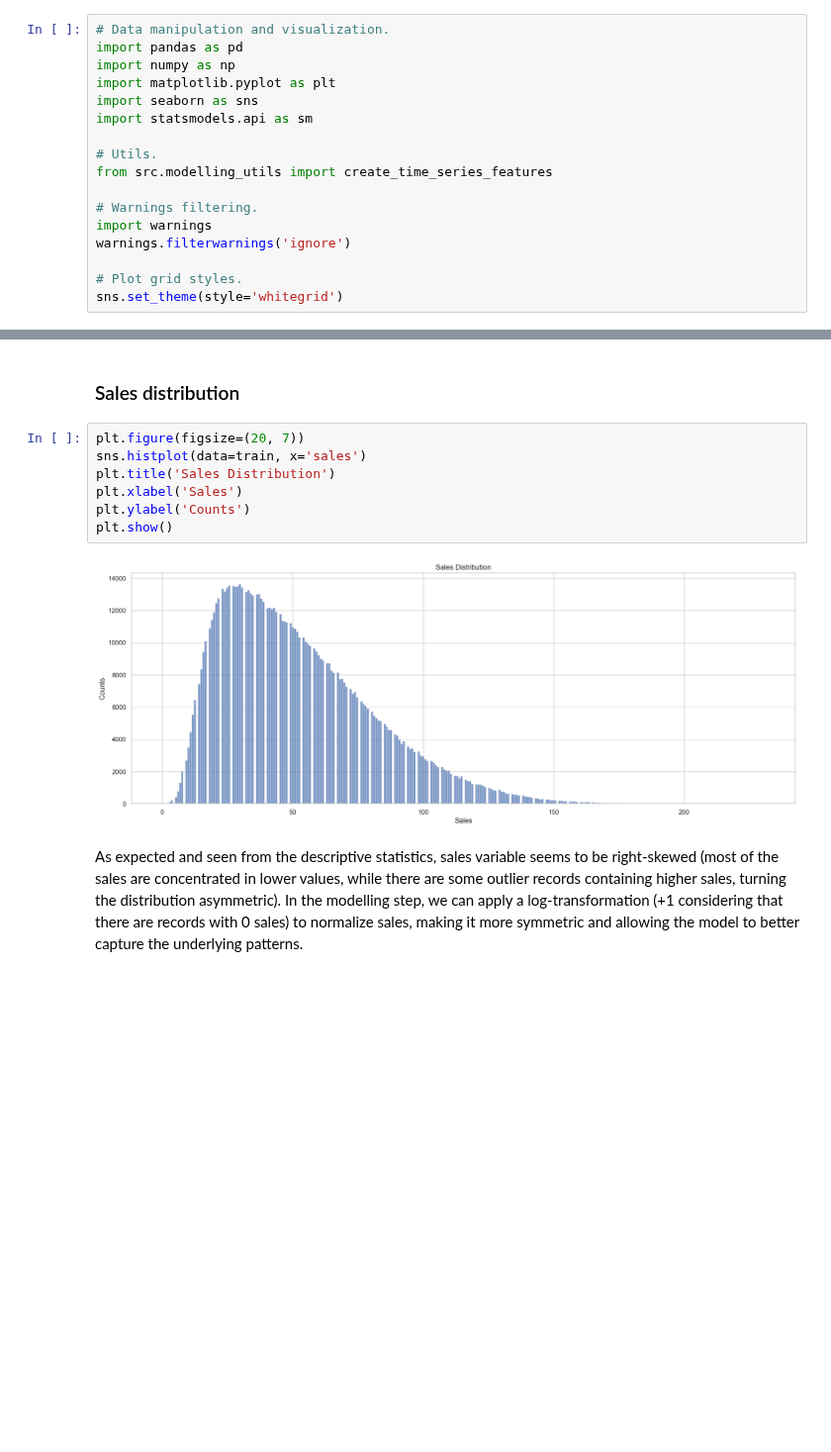
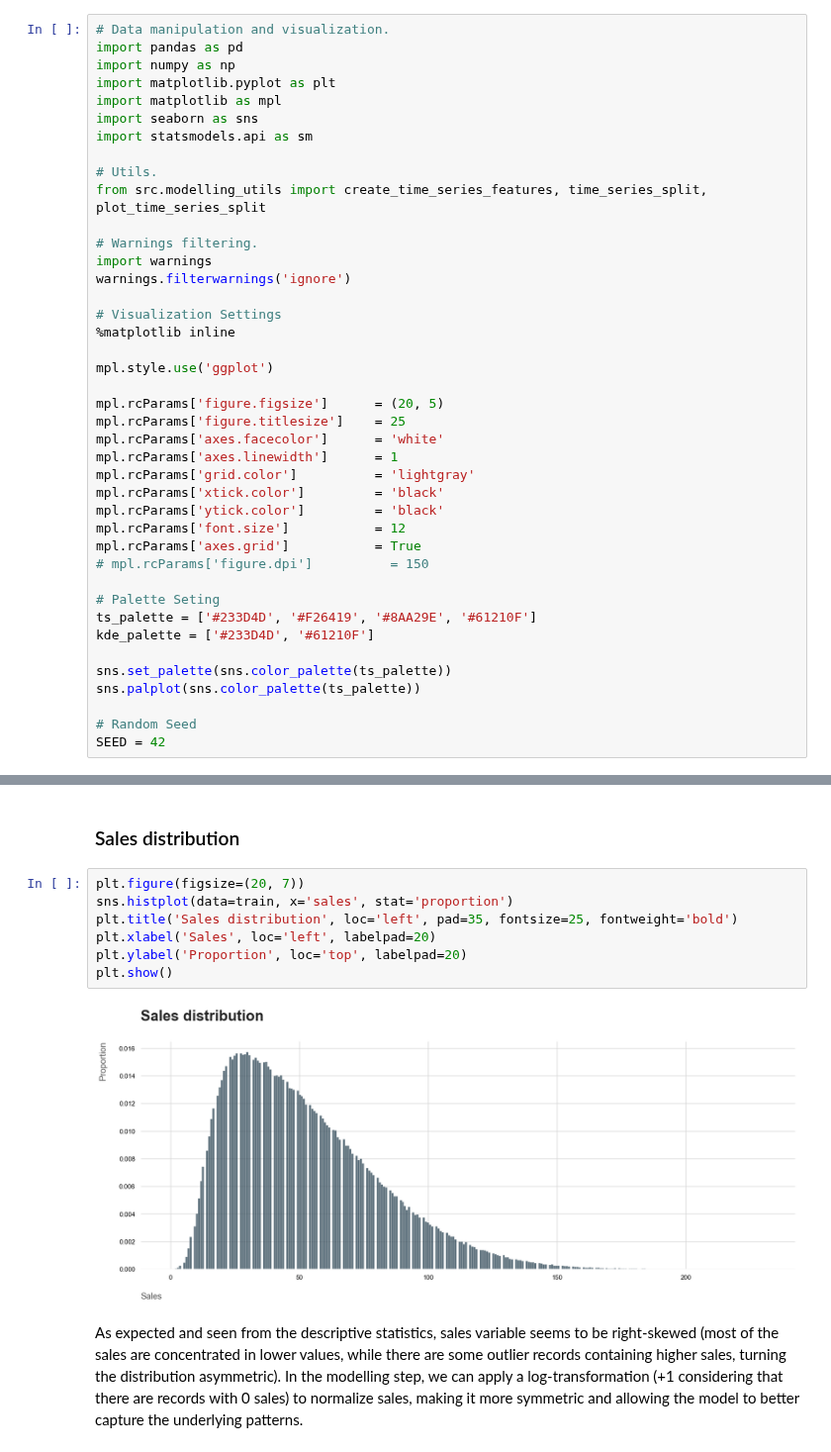
Before and after one commit to allmeidaapedro/Store-Item-Demand-Forecasting, a Jupyter notebook: notebooks/eda.ipynb, the cells around one changed output, grey strips where cells are left out. Shown at 99% size. Saved outputs shown, nothing was run; the diff lists cells and outputs as text; blank space fills up the shorter version.

Commit message:
Update eda visualizations

```diff
--- a/notebooks/eda.ipynb
+++ b/notebooks/eda.ipynb
@@ -32,15 +32,39 @@ As a result, the business problem will be resolved.
 import pandas as pd
 import numpy as np
 import matplotlib.pyplot as plt
+import matplotlib as mpl
 import seaborn as sns
 import statsmodels.api as sm
 
 # Utils.
-from src.modelling_utils import create_time_series_features
+from src.modelling_utils import create_time_series_features, time_series_split, plot_time_series_split
 
 # Warnings filtering.
 import warnings
 warnings.filterwarnings('ignore')
 
-# Plot grid styles.
-sns.set_theme(style='whitegrid')
+# Visualization Settings
+%matplotlib inline
+
+mpl.style.use('ggplot')
+
+mpl.rcParams['figure.figsize']      = (20, 5)
+mpl.rcParams['figure.titlesize']    = 25
+mpl.rcParams['axes.facecolor']      = 'white'
+mpl.rcParams['axes.linewidth']      = 1
+mpl.rcParams['grid.color']          = 'lightgray'
+mpl.rcParams['xtick.color']         = 'black'
+mpl.rcParams['ytick.color']         = 'black'
+mpl.rcParams['font.size']           = 12
+mpl.rcParams['axes.grid']           = True
+# mpl.rcParams['figure.dpi']          = 150
+
+# Palette Seting
+ts_palette = ['#233D4D', '#F26419', '#8AA29E', '#61210F']
+kde_palette = ['#233D4D', '#61210F']
+
+sns.set_palette(sns.color_palette(ts_palette))
+sns.palplot(sns.color_palette(ts_palette))
+
+# Random Seed
+SEED = 42
@@ -286,13 +312,13 @@ Now let's make some plots in order to visualize these characteristics and uncove
 ### Sales distribution
 # %%
 plt.figure(figsize=(20, 7))
-sns.histplot(data=train, x='sales')
-plt.title('Sales Distribution')
-plt.xlabel('Sales')
-plt.ylabel('Counts')
+sns.histplot(data=train, x='sales', stat='proportion')
+plt.title('Sales distribution', loc='left', pad=35, fontsize=25, fontweight='bold')
+plt.xlabel('Sales', loc='left', labelpad=20)
+plt.ylabel('Proportion', loc='top', labelpad=20)
 plt.show()
 # %% [output]
-[figure, old version]
+[figure, new version]
 # %% [markdown]
 As expected and seen from the descriptive statistics, sales variable seems to be right-skewed (most of the sales are concentrated in lower values, while there are some outlier records containing higher sales, turning the distribution asymmetric). In the modelling step, we can apply a log-transformation (+1 considering that there are records with 0 sales) to normalize sales, making it more symmetric and allowing the model to better capture the underlying patterns.
 # %% [markdown]
```
Also changed, not shown: parts of 29 cells of this notebook, 12 other files.
